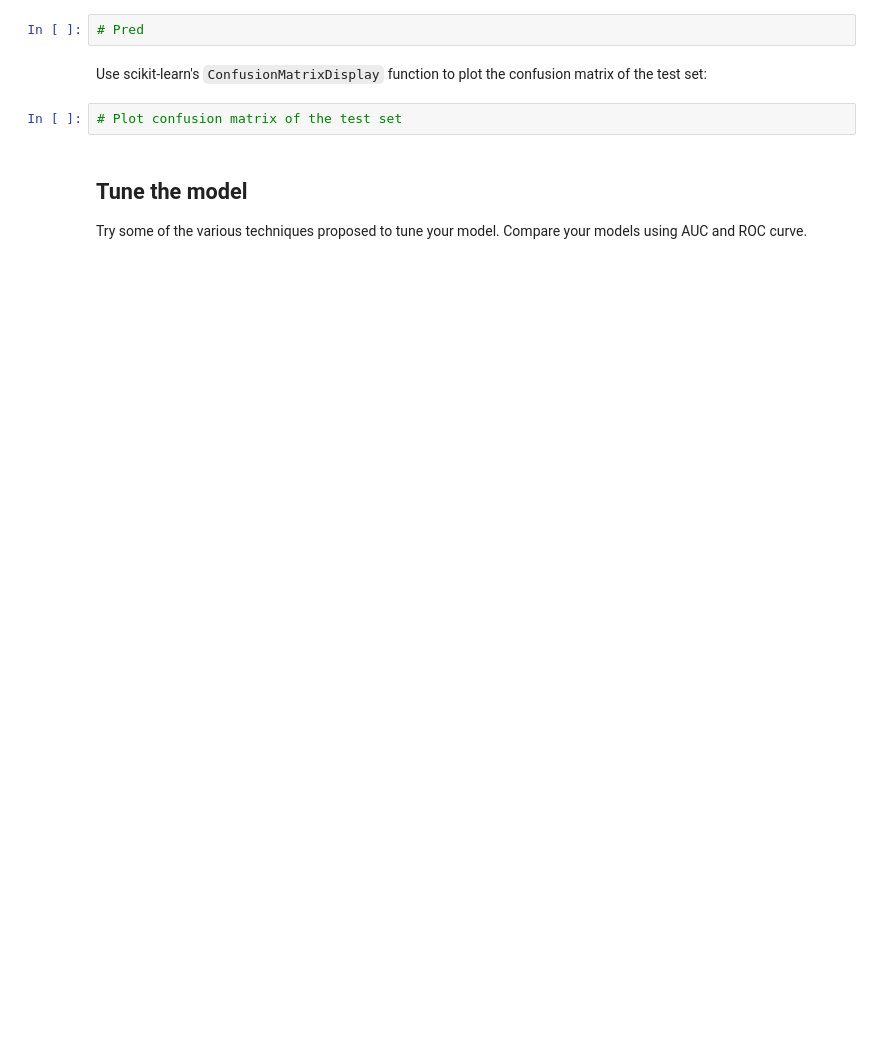
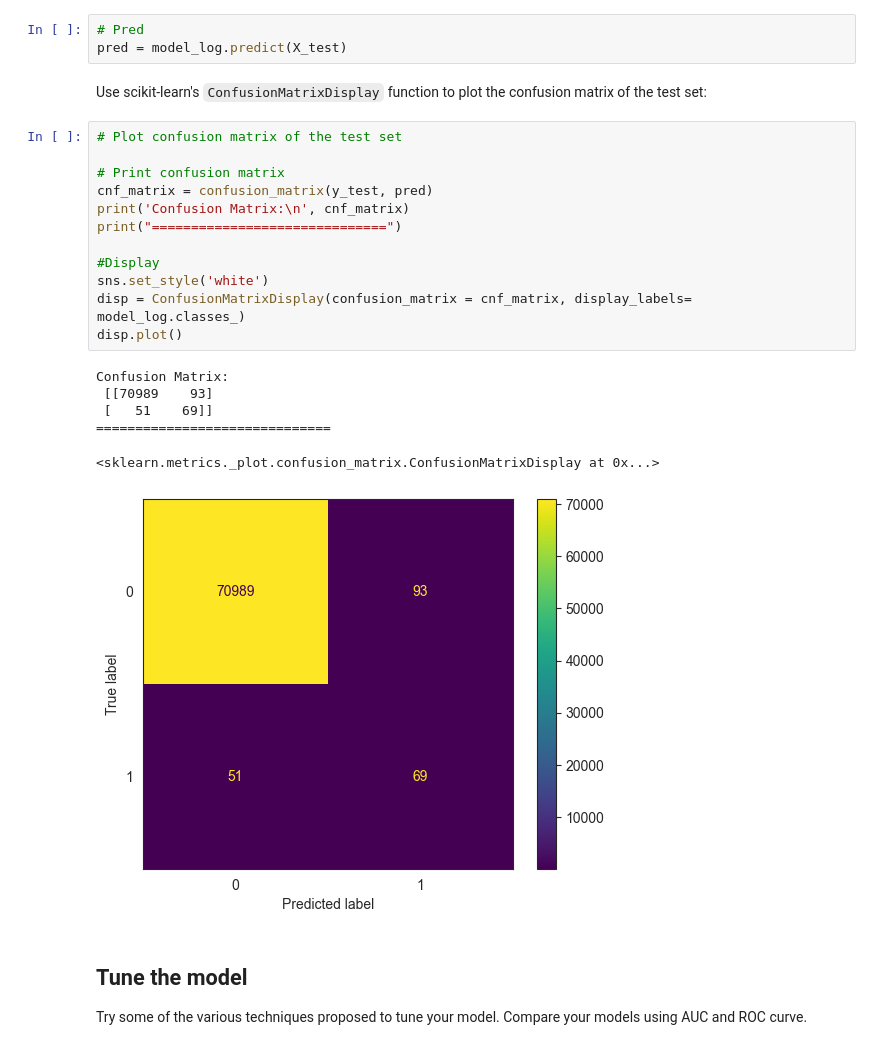
Before and after one commit to Philipmwasi/Logistic-regression-labs, a Jupyter notebook: dsc-class-imbalance-problems-lab-master/index.ipynb, the cells around one changed output. Saved outputs shown, nothing was run; the diff lists cells and outputs as text; blank space fills up the shorter version.

```diff
--- a/dsc-class-imbalance-problems-lab-master/index.ipynb
+++ b/dsc-class-imbalance-problems-lab-master/index.ipynb
@@ -106,10 +145,28 @@ plt.figure(figsize=(10, 8))
 Use the `pred` function on the test set and name the predictions `pred`.
 # %%
 # Pred
+pred = model_log.predict(X_test)
 # %% [markdown]
 Use scikit-learn's `ConfusionMatrixDisplay` function to plot the confusion matrix of the test set:
-# %%
-# Plot confusion matrix of the test set
+# %%
+# Plot confusion matrix of the test set
+
+# Print confusion matrix
+cnf_matrix = confusion_matrix(y_test, pred)
+print('Confusion Matrix:\n', cnf_matrix)
+print("==============================")
+
+#Display
+sns.set_style('white')
+disp = ConfusionMatrixDisplay(confusion_matrix = cnf_matrix, display_labels= model_log.classes_)
+disp.plot()
+# %% [output]
+Confusion Matrix:
+ [[70989    93]
+ [   51    69]]
+==============================
+<sklearn.metrics._plot.confusion_matrix.ConfusionMatrixDisplay at 0x...>
+[figure, added]
 # %% [markdown]
 ## Tune the model
 
```
Also changed, not shown: parts of 13 cells of this notebook.
